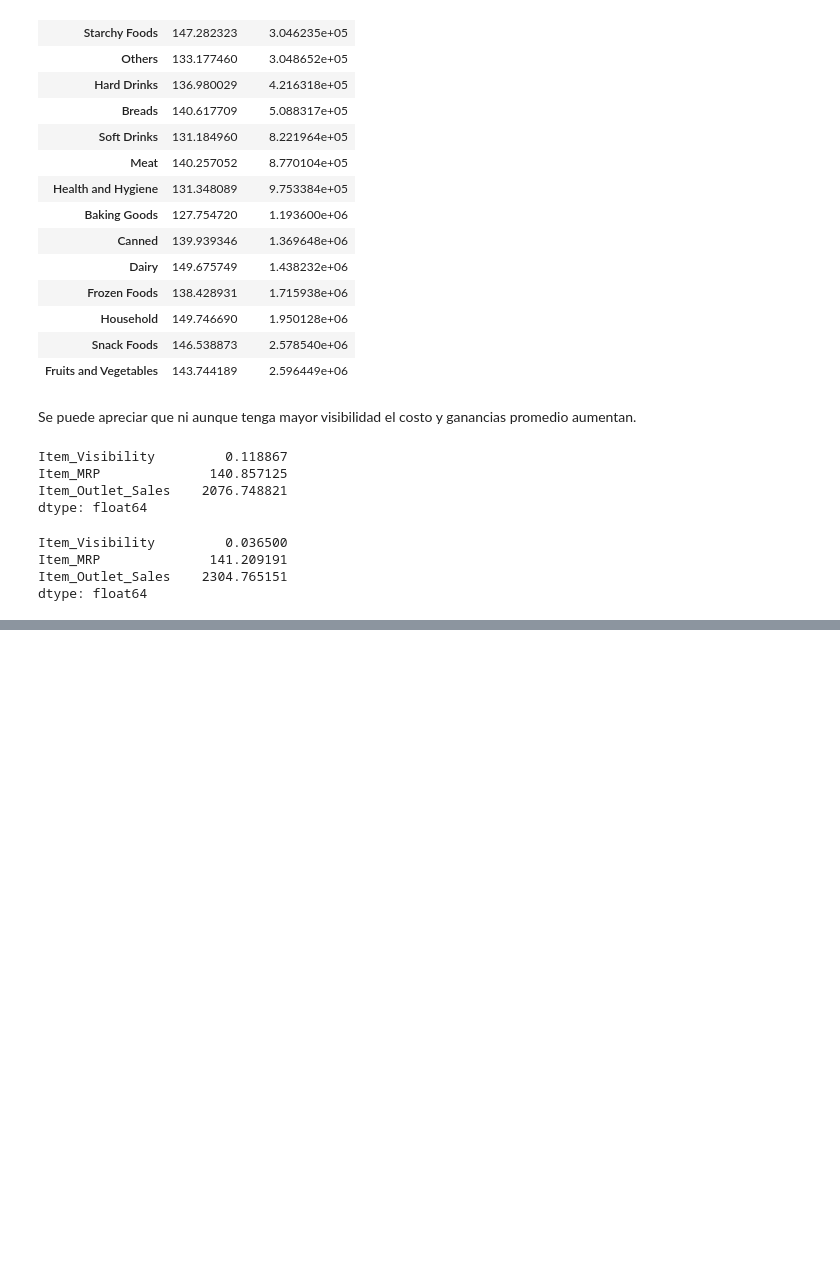
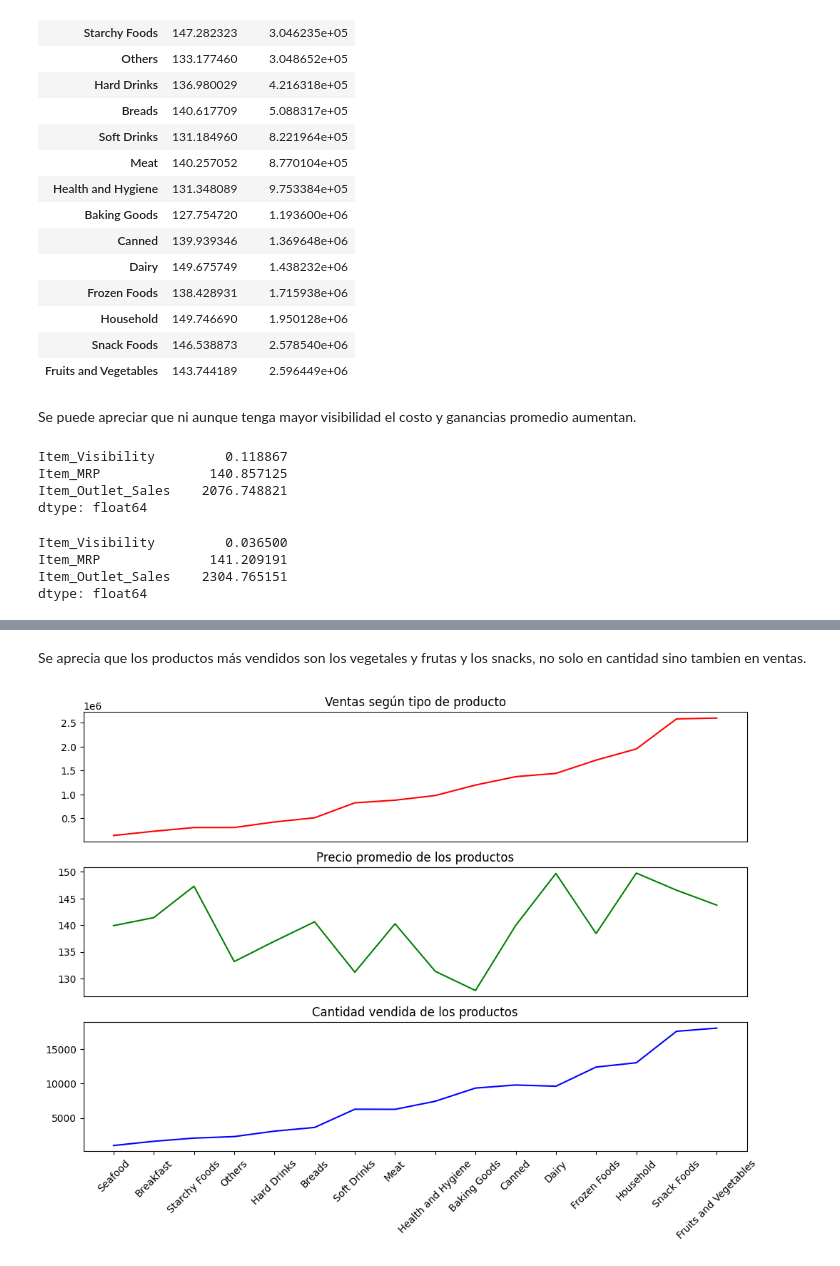
Before and after one commit to Fermasango28/Fermasango28, a Jupyter notebook: Predicccion.ipynb, the cells around one changed output, grey strips where cells are left out. Cells and saved outputs as stored; diff of their text form; code cells hidden in the pictures; blank space fills up the shorter version.

```diff
--- a/Predicccion.ipynb
+++ b/Predicccion.ipynb
@@ -148,0 +162,20 @@ dtype: float64
+# %% [markdown]
+Se aprecia que los productos más vendidos son los vegetales y frutas y los snacks, no solo en cantidad sino tambien en ventas.
+# %%
+df1["Cantidad"] = round(df1["Item_Outlet_Sales"]/df1["Item_MRP"])
+plt.figure(figsize = (12,8))
+ax1 = plt.subplot(3,1,1)
+ax1.plot(df1.index, df1["Item_Outlet_Sales"],c="red")
+ax1.set_title("Ventas según tipo de producto")
+ax1.get_xaxis().set_visible(False)
+ax2 = plt.subplot(3,1,2)
+ax2.plot(df1.index, df1["Item_MRP"],c="green")
+ax2.set_title("Precio promedio de los productos")
+ax2.get_xaxis().set_visible(False)
+ax3 = plt.subplot(3,1,3)
+ax3.plot(df1.index, df1["Cantidad"],c="blue")
+ax3.set_title("Cantidad vendida de los productos")
+ax3.tick_params(axis='x', rotation=45)
+plt.show()
+# %% [output]
+[figure, added]
```
Also changed, not shown: parts of 3 cells of this notebook.
